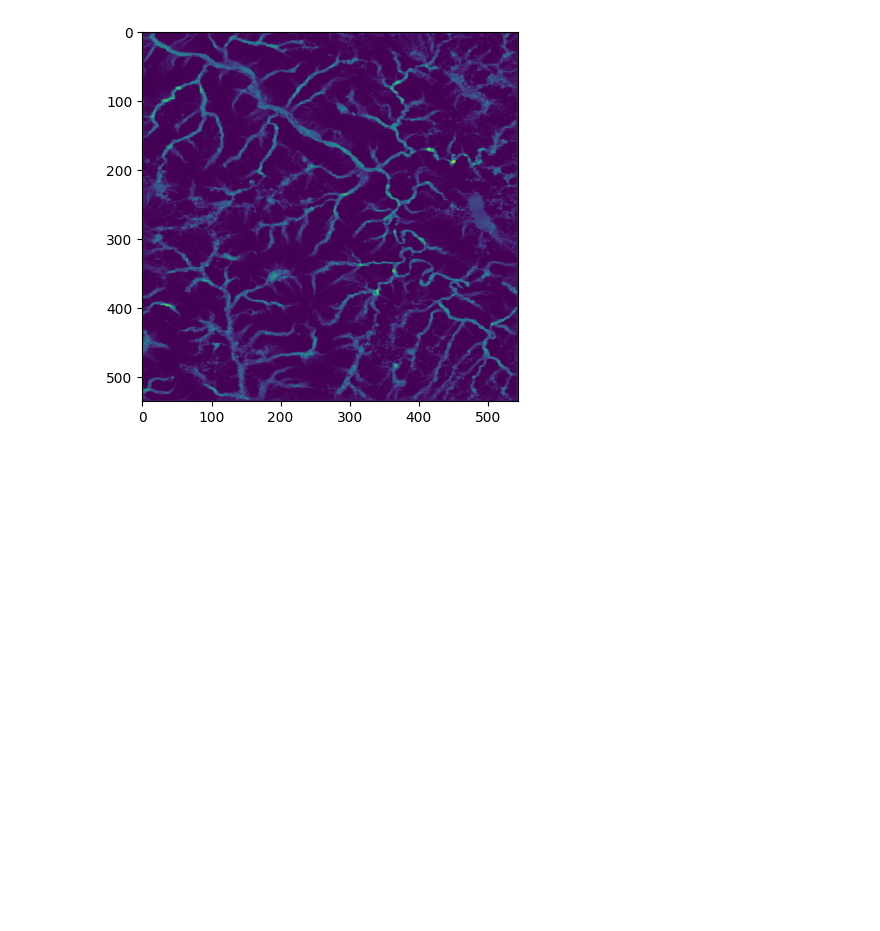
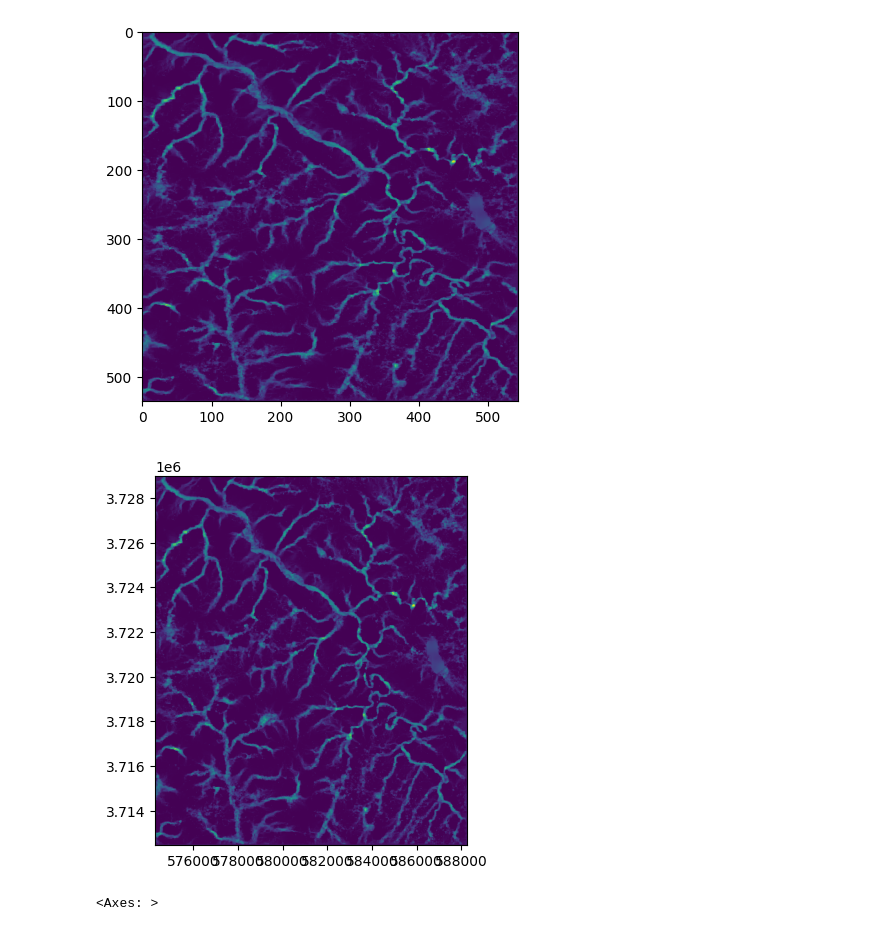
Before and after one commit to JuanGuerrero09/dampy, a Jupyter notebook: test.ipynb, the cells around one changed output. Cells and saved outputs as stored; diff of their text form; code cells hidden in the pictures; blank space fills up the shorter version.

```diff
--- a/test.ipynb
+++ b/test.ipynb
@@ -162,19 +162,22 @@ plt.imshow(zArray)
 <matplotlib.image.AxesImage at 0x...>
 [figure]
 # %%
-# # Write the array to a new GeoTIFF file
-# with rasterio.open(
-#         '../Out/floodSurfaceDepth.tif',
-#         'w',
-#         driver='GTiff',
-#         height=rasterObj.height,
-#         width=rasterObj.width,
-#         count=1,  # number of bands
-#         dtype=zArray.dtype,
-#         crs=rasterObj.crs,
-#         transform=rasterObj.transform
-# ) as dst:
-#     dst.write(zArray, 1)  # write the data to the first band
-# # Show the resulting raster
-# floodObj = rasterio.open('../Out/floodSurfaceDepth.tif')
-# show(floodObj)
+# Write the array to a new GeoTIFF file
+with rasterio.open(
+        './Out/floodSurfaceDepth.tif',
+        'w',
+        driver='GTiff',
+        height=rasterObj.height,
+        width=rasterObj.width,
+        count=1,  # number of bands
+        dtype=zArray.dtype,
+        crs=rasterObj.crs,
+        transform=rasterObj.transform
+) as dst:
+    dst.write(zArray, 1)  # write the data to the first band
+# Show the resulting raster
+floodObj = rasterio.open('./Out/floodSurfaceDepth.tif')
+show(floodObj)
+# %% [output]
+[figure, added]
+<Axes: >
```
Also changed, not shown: parts of 5 cells of this notebook, 2 other files.
